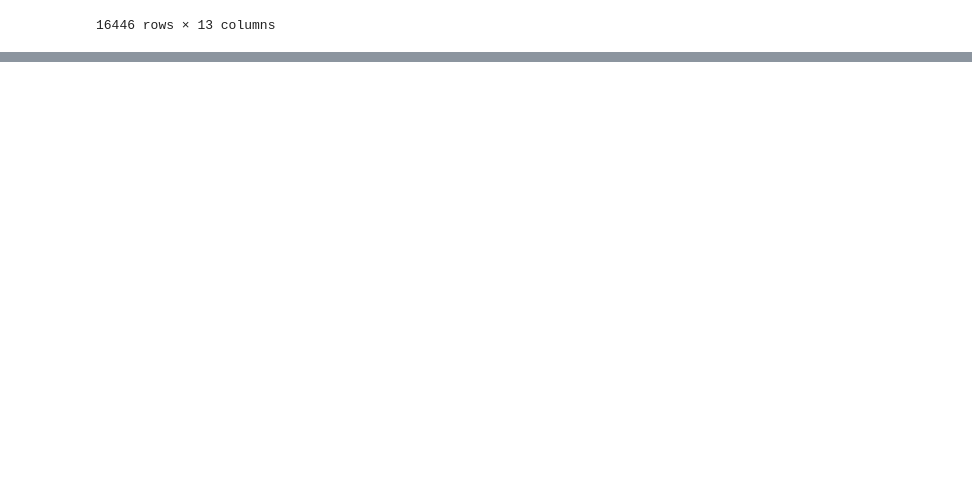
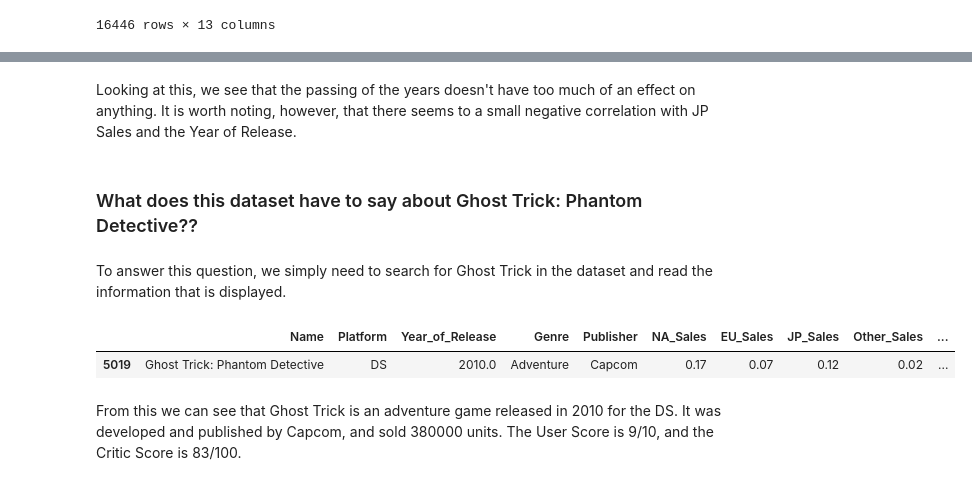
Before and after one commit to ubco-W2022T1-cosc301/project-group22, a Jupyter notebook: notebooks/analysis2.ipynb, the cells around one changed output, grey strips where cells are left out. Drawn from its saved outputs; the diff is of its cells as text; code cells hidden in the pictures; blank space fills up the shorter version.

```diff
--- a/notebooks/analysis2.ipynb
+++ b/notebooks/analysis2.ipynb
@@ -195,0 +320,13 @@ load_and_process("../data/raw/Video_Games.csv")
+# %% [markdown]
+Looking at this, we see that the passing of the years doesn't have too much of an effect on anything. It is worth noting, however, that there seems to a small negative correlation with JP Sales and the Year of Release.
+# %% [markdown]
+ ### What does this dataset have to say about Ghost Trick: Phantom Detective?? ###
+# %% [markdown]
+To answer this question, we simply need to search for Ghost Trick in the dataset and read the information that is displayed.
+# %%
+d_cleaned[d_cleaned["Name"] == 'Ghost Trick: Phantom Detective']
+# %% [output]
+|  | Name | Platform | Year_of_Release | Genre | Publisher | NA_Sales | EU_Sales | JP_Sales | Other_Sales | ... |
+| 5019 | Ghost Trick: Phantom Detective | DS | 2010.0 | Adventure | Capcom | 0.17 | 0.07 | 0.12 | 0.02 | ... |
+# %% [markdown]
+From this we can see that Ghost Trick is an adventure game released in 2010 for the DS. It was developed and published by Capcom, and sold 380000 units. The User Score is 9/10, and the Critic Score is 83/100.
```
Also changed, not shown: parts of 25 cells of this notebook.
